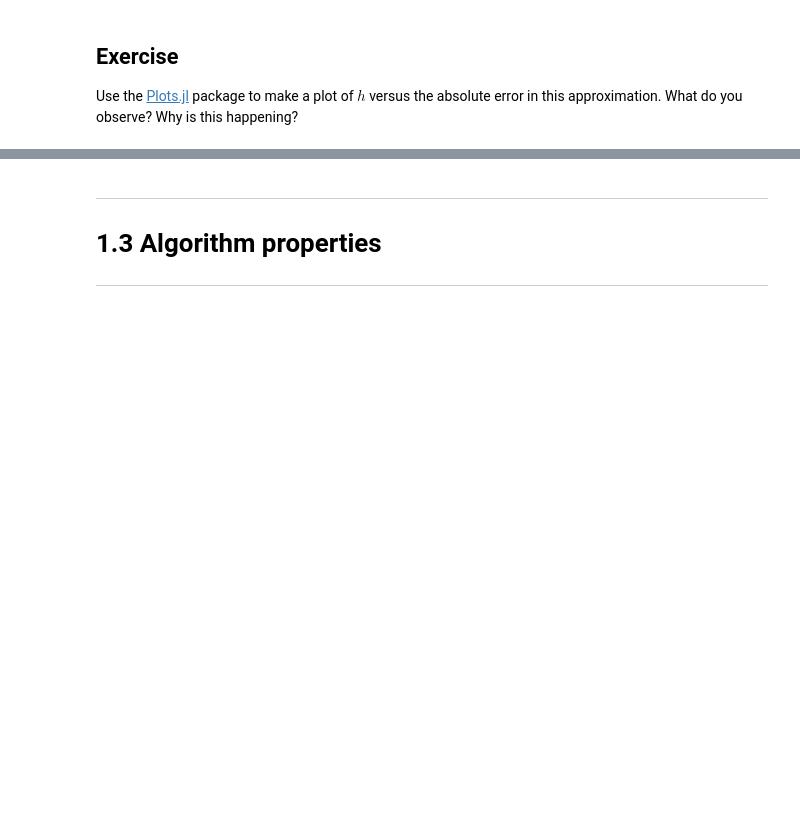
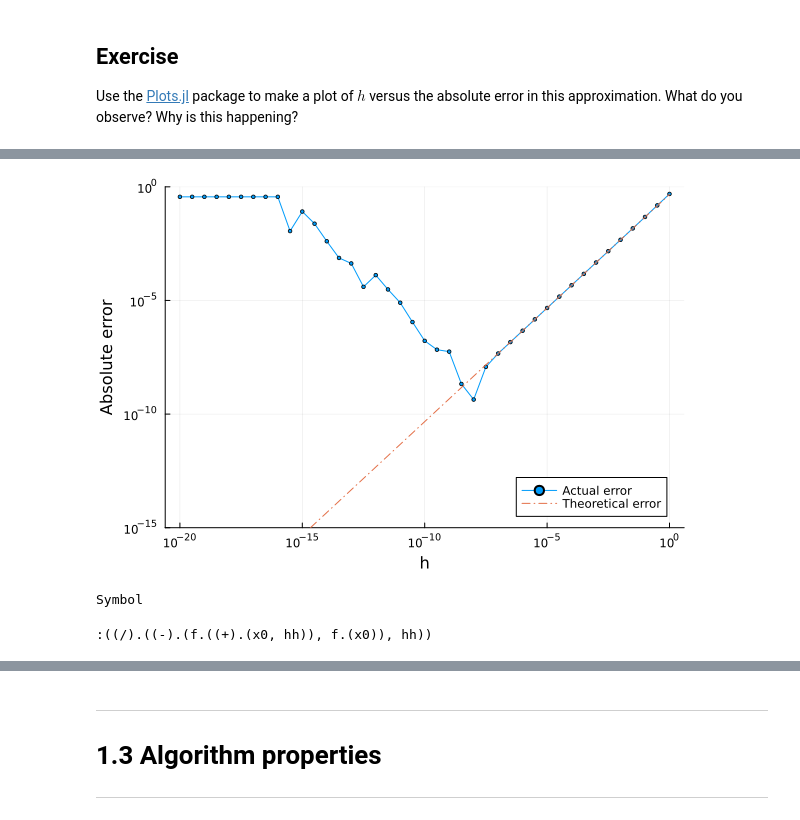
Before and after one commit to math435/20262-lecture-notes, a Jupyter notebook: chapter01/Chapter 01 - Numerical Algorithms.ipynb, the cells around one changed output, grey strips where cells are left out. Saved outputs shown, nothing was run; the diff lists cells and outputs as text; code cells hidden in the pictures; blank space fills up the shorter version.

```diff
--- a/chapter01/Chapter 01 - Numerical Algorithms.ipynb
+++ b/chapter01/Chapter 01 - Numerical Algorithms.ipynb
@@ -294,11 +364,37 @@ Pkg.status()
 # %%
 using Plots
 
 f(x) = sin(x)
 
 x0 = 1.2
 fp = cos(x0)
 fpp = -sin(x0)
 
 #hh = [10.0^i for i in -20:0.5:0] # Array comprehension
 hh = logrange(1e-20, 1e0, 41)
+
+fpapprox = [(f(x0+h) - f(x0))/h for h in hh]
+
+#fpapprox = (f.(x0 .+ hh) .- f(x0))./hh
+#fpapprox = @. (f(x0 + hh) - f(x0))/hh
+
+abserr = abs.(fpapprox .- fp)
+
+discretization_err = hh*(abs(fpp)/2)
+
+plot(xaxis=:log10, yaxis=:log10, legend=:bottomright)
+plot!(hh, abserr, label="Actual error", marker=:circle, markersize=2)
+plot!(hh, discretization_err, label="Theoretical error", style=:dashdot)
+ylims!(1e-15, 1e0)
+xlabel!("h")
+ylabel!("Absolute error")
+# %% [output]
+[figure, added]
+# %%
+typeof(:circle)
+# %% [output]
+Symbol
+# %%
+@macroexpand @. (f(x0 + hh) - f(x0))/hh
+# %% [output]
+:((/).((-).(f.((+).(x0, hh)), f.(x0)), hh))
```
Also changed, not shown: parts of 23 cells of this notebook, 1 other file.
